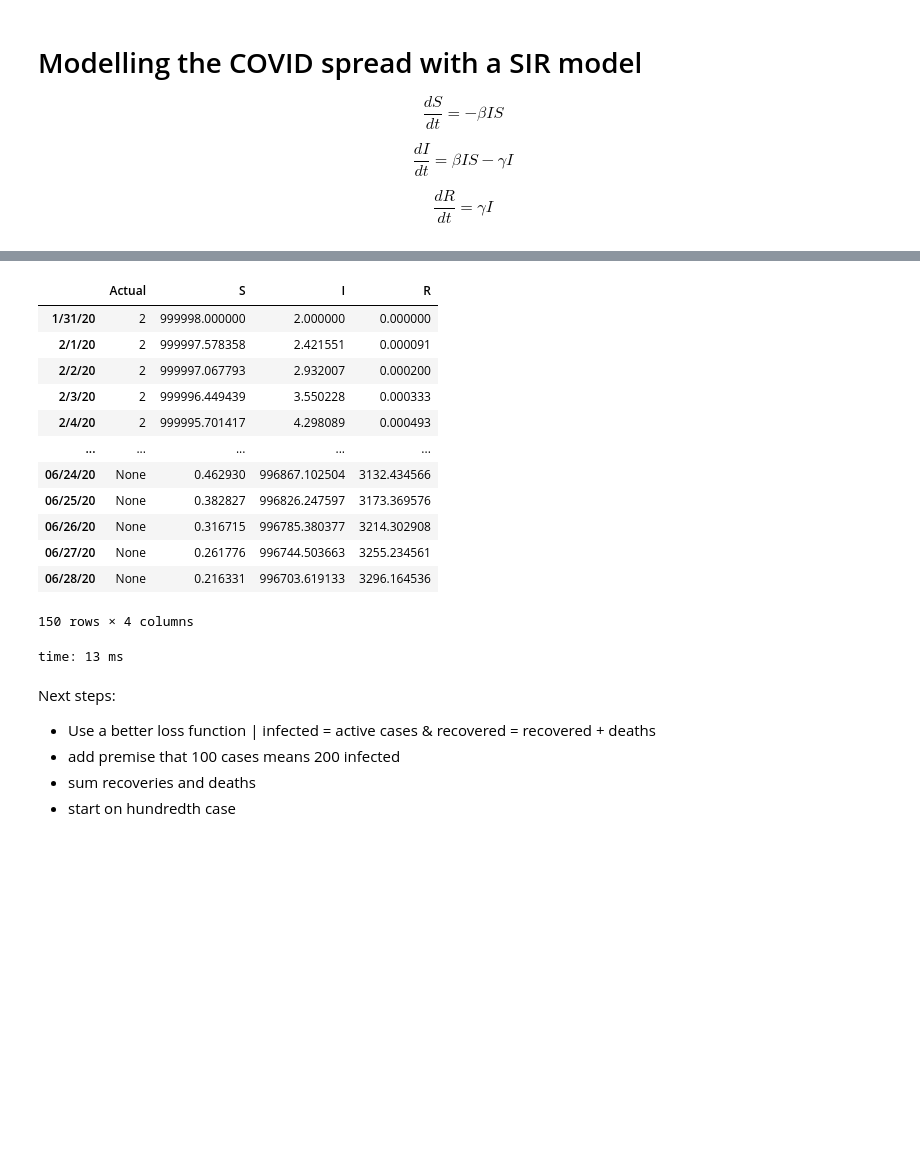
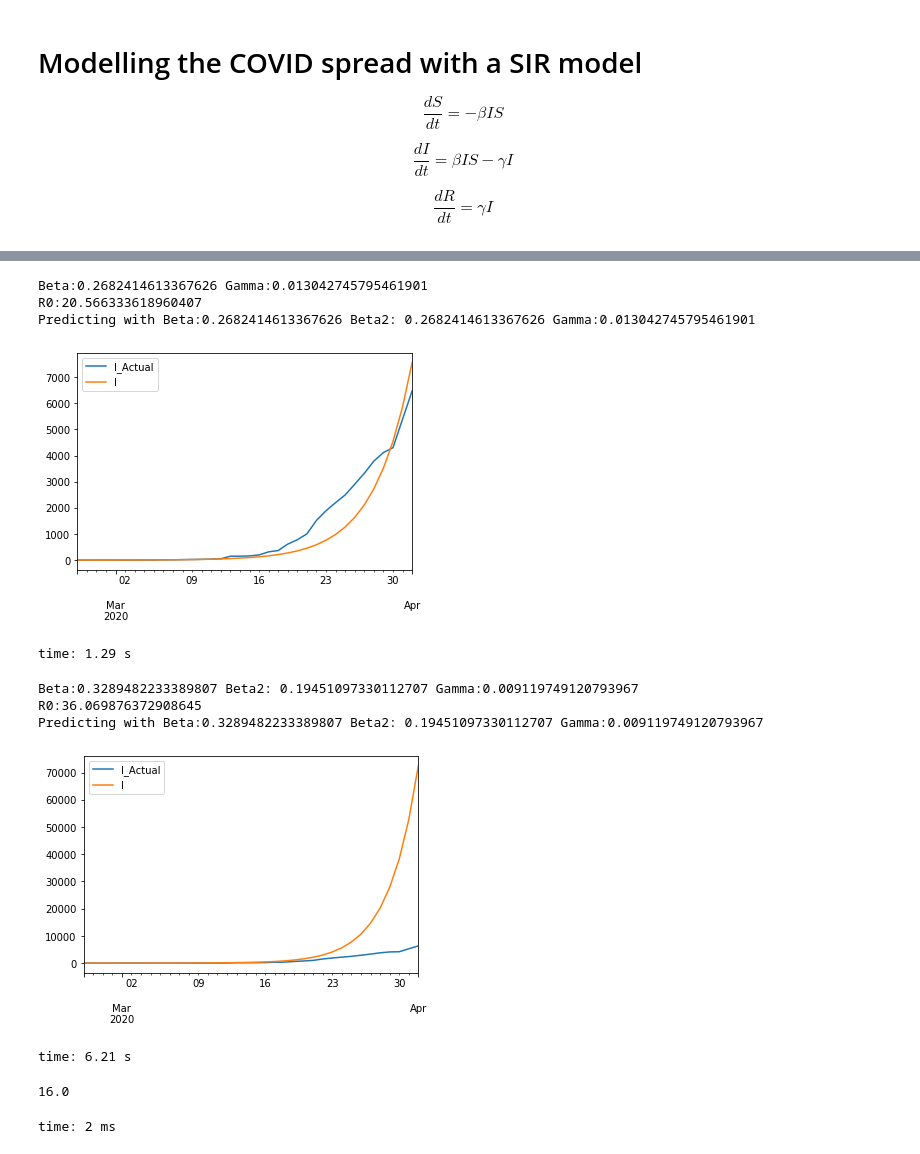
Before and after one commit to comunidadexp/sirfh-covid, a Jupyter notebook: Covid Spread Model.ipynb, the cells around one changed output, grey strips where cells are left out. Drawn from its saved outputs; the diff is of its cells as text; code cells hidden in the pictures; blank space fills up the shorter version.

```diff
--- a/Covid Spread Model.ipynb
+++ b/Covid Spread Model.ipynb
@@ -145,24 +23,41 @@ time: 408 ms
-# %%
-jap.df
-# %% [output]
-|  | Actual | S | I | R |
-| 1/31/20 | 2 | 999998.000000 | 2.000000 | 0.000000 |
-| 2/1/20 | 2 | 999997.578358 | 2.421551 | 0.000091 |
-| 2/2/20 | 2 | 999997.067793 | 2.932007 | 0.000200 |
-| 2/3/20 | 2 | 999996.449439 | 3.550228 | 0.000333 |
-| 2/4/20 | 2 | 999995.701417 | 4.298089 | 0.000493 |
-| ... | ... | ... | ... | ... |
-| 06/24/20 | None | 0.462930 | 996867.102504 | 3132.434566 |
-| 06/25/20 | None | 0.382827 | 996826.247597 | 3173.369576 |
-| 06/26/20 | None | 0.316715 | 996785.380377 | 3214.302908 |
-| 06/27/20 | None | 0.261776 | 996744.503663 | 3255.234561 |
-| 06/28/20 | None | 0.216331 | 996703.619133 | 3296.164536 |
-150 rows × 4 columns
-time: 13 ms
-# %% [markdown]
-Next steps:
-
-* Use a better loss function | infected = active cases & recovered = recovered + deaths
-* add premise that 100 cases means 200 infected
-* sum recoveries and deaths
-* start on hundredth case
+# %%
+#%%snakeviz ## BETA3
+trained = SIR.Learner('Brazil', N=200e6,alpha=0.7)
+#out = jap.train()
+#jap.estimate()
+out = trained.train()
+#out = Trained.predict(beta=0.20,gamma=0.07)
+trained.I_fit_plot()
+# %% [output]
+Beta:0.2682414613367626 Gamma:0.013042745795461901
+R0:20.566333618960407
+Predicting with Beta:0.2682414613367626 Beta2: 0.2682414613367626 Gamma:0.013042745795461901
+[figure, added]
+time: 1.29 s
+# %%
+#%%snakeviz ## BETA3
+#custom = SIR.Learner('Brazil', N=200e6,alpha=0.7,forcedBeta=0.3)
+#custom = SIR.Learner('Brazil', N=200e6,alpha=0.7,forcedGamma=0.07)
+#custom = SIR.Learner('Brazil', N=200e6,alpha=0.7,forcedBeta = 0.20,forcedGamma=0.07, daysPredict = 30,nth=1)
+custom = SIR.Learner('Brazil', N=200e6, alpha=0.7, forcedGamma=0.07, daysPredict=30,
+                     nth=1, estimateBeta2=True, quarantineDate=dt.datetime(2020,3,15))
+custom = SIR.Learner('Brazil', N=200e6, alpha=0.7, daysPredict=30,
+                     nth=1, estimateBeta2=True, recoveredAssumption = 2, quarantineDate=dt.datetime(2020,3,15))
+
+#out = jap.train()
+#jap.estimate()
+out = custom.train()
+#out = custom.predict(beta=0.20,gamma=0.07)
+#out = custom.predict(beta=0.20,gamma=None)
+custom.I_fit_plot()
+# %% [output]
+Beta:0.3289482233389807 Beta2: 0.19451097330112707 Gamma:0.009119749120793967
+R0:36.069876372908645
+Predicting with Beta:0.3289482233389807 Beta2: 0.19451097330112707 Gamma:0.009119749120793967
+[figure, added]
+time: 6.21 s
+# %%
+0.16/0.01
+# %% [output]
+16.0
+time: 2 ms
```
Also changed, not shown: parts of 38 cells of this notebook, 8 other files.
